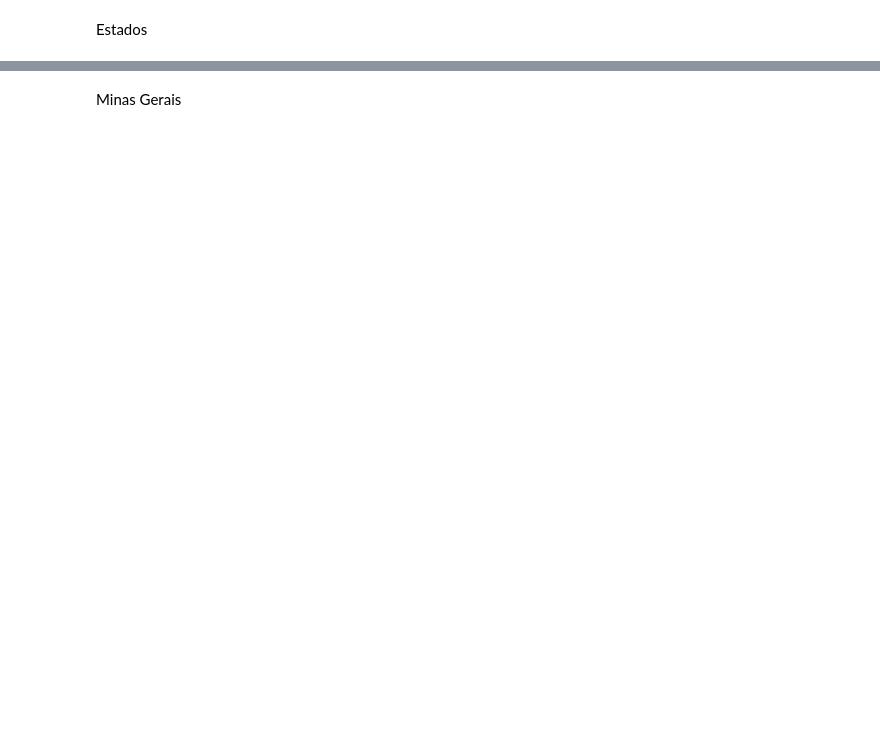
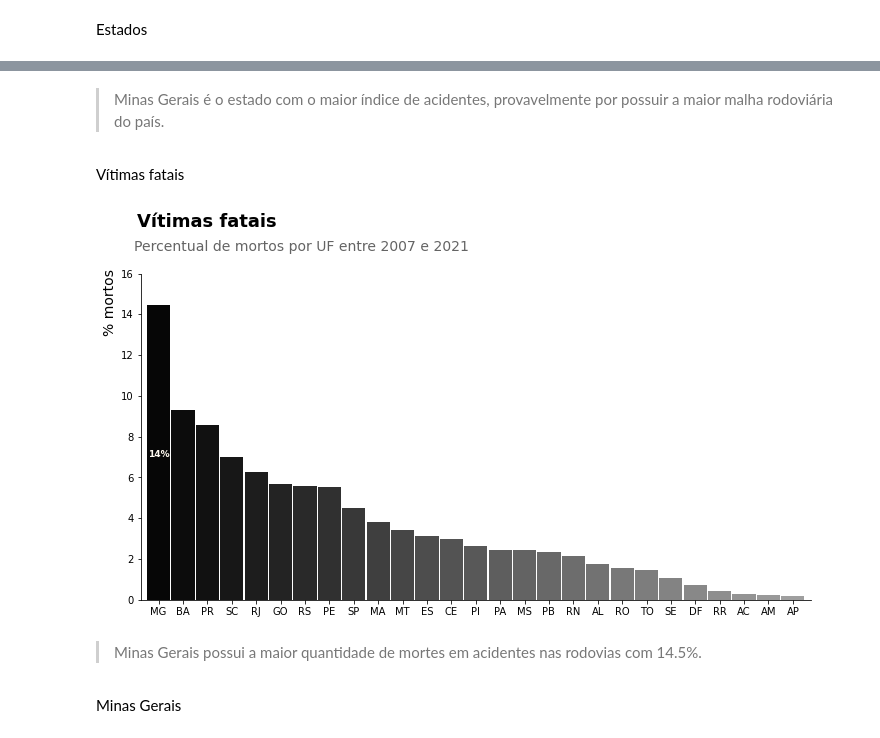
Before and after one commit to LilianeAquino/aed_projeto_1_revisitado, a Jupyter notebook: template.ipynb, the cells around one changed output, grey strips where cells are left out. Cells and saved outputs as stored; diff of their text form; code cells hidden in the pictures; blank space fills up the shorter version.

```diff
--- a/template.ipynb
+++ b/template.ipynb
@@ -185,3 +203,26 @@ plt.show()
+# %% [markdown]
+> <p style='text-align: justify;'><font size=2.85>Minas Gerais é o estado com o maior índice de acidentes, provavelmente por possuir a maior malha rodoviária do país.</font></p>
+# %% [markdown]
+Vítimas fatais
+# %%
+suptitle = 'Vítimas fatais'
+title = 'Percentual de mortos por UF entre 2007 e 2021'
+
+mortos = df.groupby(['uf'])['mortos'].sum().sort_values(ascending=False)
+percentual = mortos/mortos.sum()*100
+percentual.plot.bar(width=0.95, figsize=(12, 6), rot=False, color=sns.color_palette('Greys_r', n_colors=50)).spines[['top', 'right']].set_visible(False)
+plt.suptitle(suptitle, fontsize=18, y=1.02, horizontalalignment='left', x=0.12, color='black', weight='bold')
+plt.title(title, fontsize=14, color='#646464', y=1.05, loc='left', x=-0.01)
+plt.ylabel('% mortos', fontsize=14, horizontalalignment='left', y=0.81)
+plt.text(0, 7, '14%', fontsize=9, weight='bold', color='#FFFAF0', horizontalalignment='center')
+plt.grid(False)
+plt.xlabel(None)
+plt.ylim(0, 16)
+plt.show()
+# %% [output]
+[figure, added]
+# %% [markdown]
+> <p style='text-align: justify;'><font size=2.85>Minas Gerais possui a maior quantidade de mortes em acidentes nas rodovias com 14.5%.</font></p>
 # %% [markdown]
 Minas Gerais
 # %%
```
Also changed, not shown: parts of 20 cells of this notebook.
